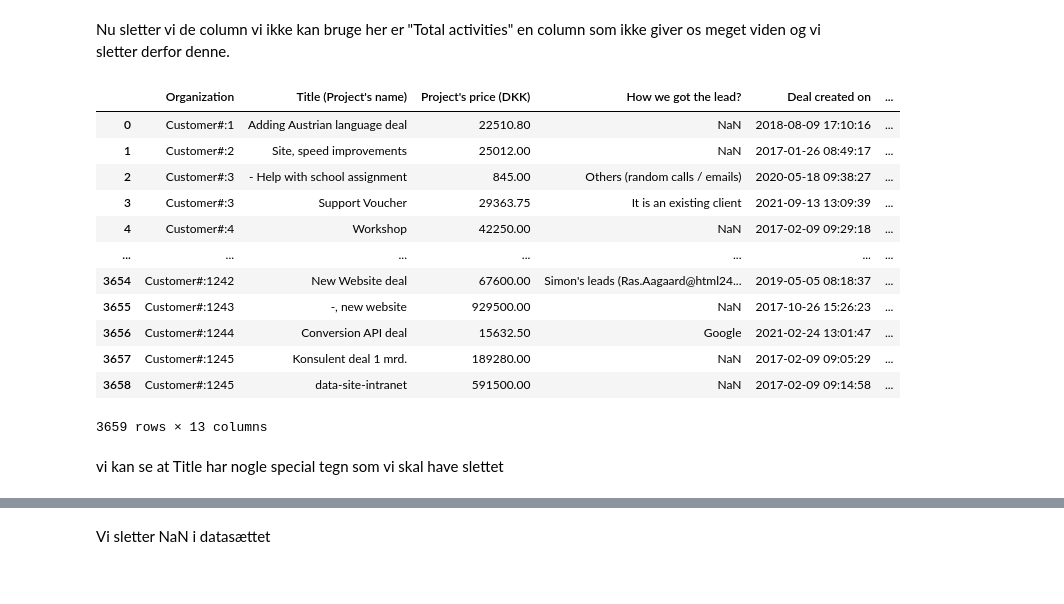
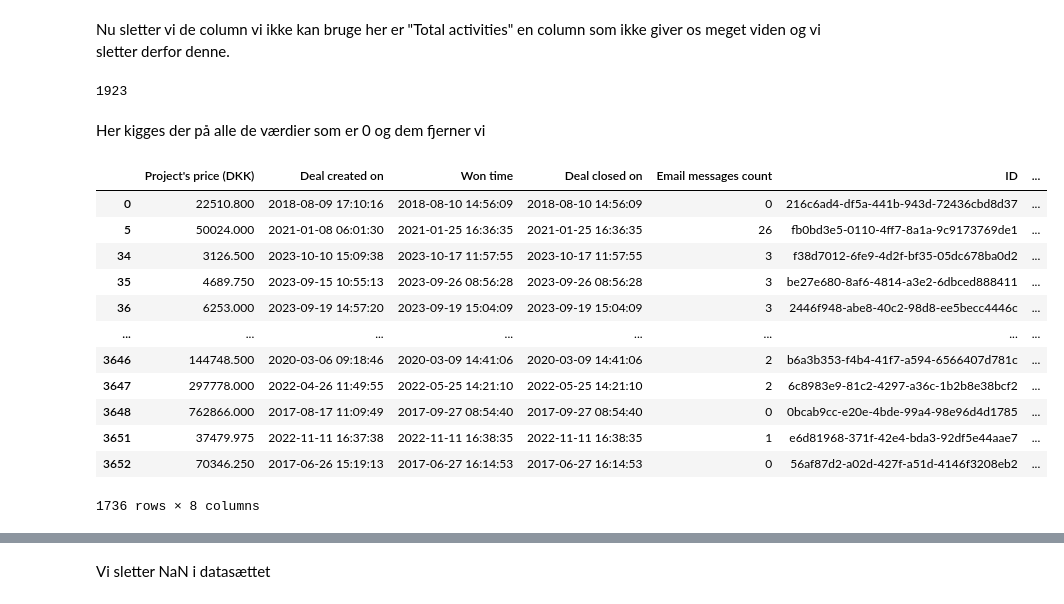
Before and after one commit to will520g/Aflevering_2, a Jupyter notebook: Data_for_kea_python.ipynb, the cells around one changed output, grey strips where cells are left out. Saved outputs shown, nothing was run; the diff lists cells and outputs as text; code cells hidden in the pictures.

```diff
--- a/Data_for_kea_python.ipynb
+++ b/Data_for_kea_python.ipynb
@@ -23,0 +16,13 @@ df["Project\'s price (DKK)"].nunique()
+# %%
+unique_ids = [uuid.uuid4() for _ in range(len(df))]
+df['ID'] = unique_ids
+df = df.drop(columns = "Total activities")
+df = df.drop(columns = "Organization")
+df = df.drop(columns = "Title (Project's name)")
+df = df.drop(columns = "How we got the lead?")
+df = df.drop(columns = "Contact person")
+df = df.drop(columns = "Creator")
+df = df.drop(columns = "Lost reason")
+df = df.drop(columns = "Owner")
+df = df.drop(columns = "Status")
+print(df)
@@ -23,0 +47,7 @@ df["Project\'s price (DKK)"].nunique()
+# %%
+df["Deal created on"] = pd.to_datetime(df["Deal created on"])
+df["Won time"] = pd.to_datetime(df["Won time"])
+df["Deal closed on"] = pd.to_datetime(df["Deal closed on"])
+df['Days_to_win'] = (df["Won time"] - df["Deal created on"]).dt.days
+df['Days_to_close'] = (df["Deal closed on"] - df["Deal created on"]).dt.days
+print(df)
@@ -48,21 +107,25 @@ df.drop_duplicates()
 # %% [markdown]
 Nu sletter vi de column vi ikke kan bruge her er "Total activities" en column som ikke giver os meget viden og vi sletter derfor denne.
+# %%
+df.isna().any(axis=1).sum()
+# %% [output]
+1923
+# %% [markdown]
+Her kigges der på alle de værdier som er 0 og dem fjerner vi
 # %%
-df = df.drop(columns = "Total activities")
+df = df.dropna(axis=0)
 df
 # %% [output]
-|  | Organization | Title (Project's name) | Project's price (DKK) | How we got the lead? | Deal created on | ... |
-| 0 | Customer#:1 | Adding Austrian language deal | 22510.80 | NaN | 2018-08-09 17:10:16 | ... |
-| 1 | Customer#:2 | Site, speed improvements | 25012.00 | NaN | 2017-01-26 08:49:17 | ... |
-| 2 | Customer#:3 | - Help with school assignment | 845.00 | Others (random calls / emails) | 2020-05-18 09:38:27 | ... |
-| 3 | Customer#:3 | Support Voucher | 29363.75 | It is an existing client | 2021-09-13 13:09:39 | ... |
-| 4 | Customer#:4 | Workshop | 42250.00 | NaN | 2017-02-09 09:29:18 | ... |
-| ... | ... | ... | ... | ... | ... | ... |
-| 3654 | Customer#:1242 | New Website deal | 67600.00 | Simon's leads (Ras.Aagaard@html24... | 2019-05-05 08:18:37 | ... |
-| 3655 | Customer#:1243 | -, new website | 929500.00 | NaN | 2017-10-26 15:26:23 | ... |
-| 3656 | Customer#:1244 | Conversion API deal | 15632.50 | Google | 2021-02-24 13:01:47 | ... |
-| 3657 | Customer#:1245 | Konsulent deal 1 mrd. | 189280.00 | NaN | 2017-02-09 09:05:29 | ... |
-| 3658 | Customer#:1245 | data-site-intranet | 591500.00 | NaN | 2017-02-09 09:14:58 | ... |
+|  | Project's price (DKK) | Deal created on | Won time | Deal closed on | Email messages count | ID | ... |
+| 0 | 22510.800 | 2018-08-09 17:10:16 | 2018-08-10 14:56:09 | 2018-08-10 14:56:09 | 0 | 216c6ad4-df5a-441b-943d-72436cbd8d37 | ... |
+| 5 | 50024.000 | 2021-01-08 06:01:30 | 2021-01-25 16:36:35 | 2021-01-25 16:36:35 | 26 | fb0bd3e5-0110-4ff7-8a1a-9c9173769de1 | ... |
+| 34 | 3126.500 | 2023-10-10 15:09:38 | 2023-10-17 11:57:55 | 2023-10-17 11:57:55 | 3 | f38d7012-6fe9-4d2f-bf35-05dc678ba0d2 | ... |
+| 35 | 4689.750 | 2023-09-15 10:55:13 | 2023-09-26 08:56:28 | 2023-09-26 08:56:28 | 3 | be27e680-8af6-4814-a3e2-6dbced888411 | ... |
+| 36 | 6253.000 | 2023-09-19 14:57:20 | 2023-09-19 15:04:09 | 2023-09-19 15:04:09 | 3 | 2446f948-abe8-40c2-98d8-ee5becc4446c | ... |
+| ... | ... | ... | ... | ... | ... | ... | ... |
+| 3646 | 144748.500 | 2020-03-06 09:18:46 | 2020-03-09 14:41:06 | 2020-03-09 14:41:06 | 2 | b6a3b353-f4b4-41f7-a594-6566407d781c | ... |
+| 3647 | 297778.000 | 2022-04-26 11:49:55 | 2022-05-25 14:21:10 | 2022-05-25 14:21:10 | 2 | 6c8983e9-81c2-4297-a36c-1b2b8e38bcf2 | ... |
+| 3648 | 762866.000 | 2017-08-17 11:09:49 | 2017-09-27 08:54:40 | 2017-09-27 08:54:40 | 0 | 0bcab9cc-e20e-4bde-99a4-98e96d4d1785 | ... |
+| 3651 | 37479.975 | 2022-11-11 16:37:38 | 2022-11-11 16:38:35 | 2022-11-11 16:38:35 | 1 | e6d81968-371f-42e4-bda3-92df5e44aae7 | ... |
+| 3652 | 70346.250 | 2017-06-26 15:19:13 | 2017-06-27 16:14:53 | 2017-06-27 16:14:53 | 0 | 56af87d2-a02d-427f-a51d-4146f3208eb2 | ... |
-3659 rows × 13 columns
+1736 rows × 8 columns
-# %% [markdown]
-vi kan se at Title har nogle special tegn som vi skal have slettet
```
Also changed, not shown: parts of 19 cells of this notebook, 1 other file.
